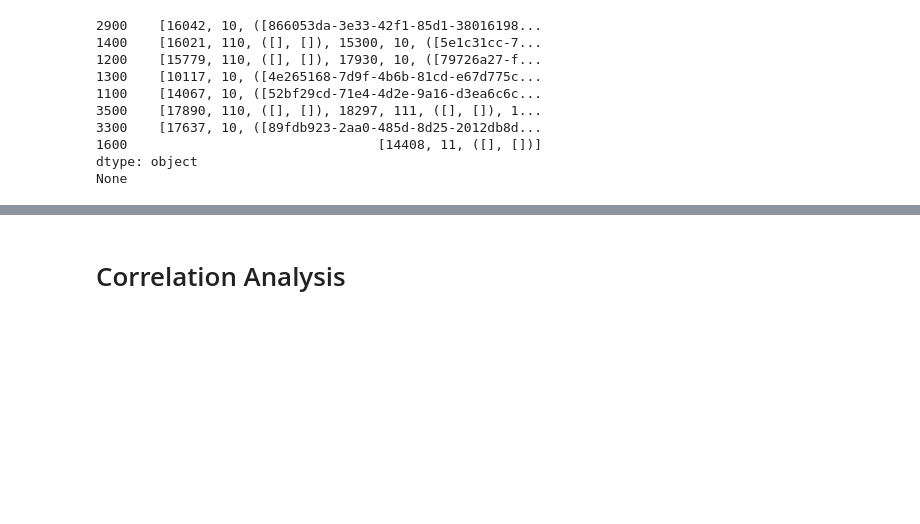
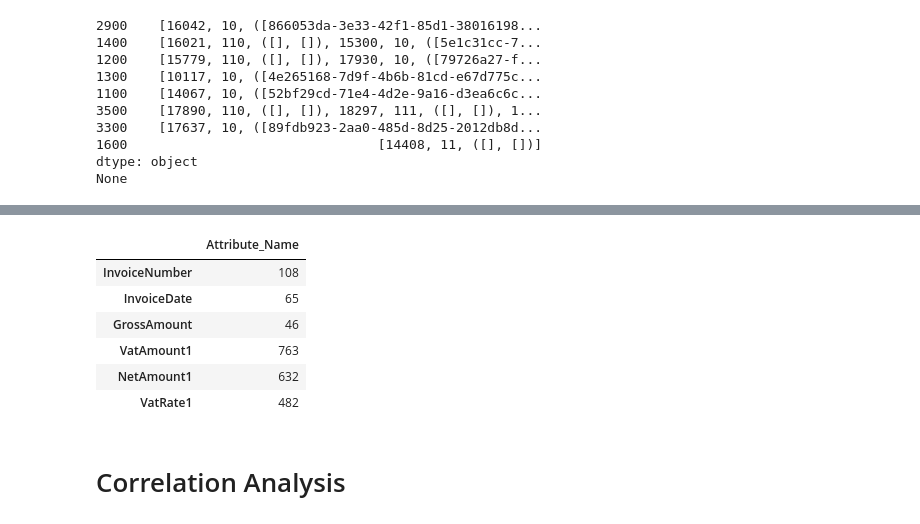
Before and after one commit to FusionShareeza/Masterarbeit, a Jupyter notebook: sqlconnector.ipynb, the cells around one changed output, grey strips where cells are left out. Cells and saved outputs as stored; diff of their text form; code cells hidden in the pictures; blank space fills up the shorter version.

```diff
--- a/sqlconnector.ipynb
+++ b/sqlconnector.ipynb
@@ -1141,7 +1231,7 @@ def get_pos_data(df):
         result = df.loc[condition]
 # %%
 import pandas as pd
-df = pd.read_csv('data/cclogattributes_T000ht3_reduced.csv', encoding='utf-8')
+df = pd.read_csv('data/'+str(tenant)+'/cclogattributes_T_'+tenant+'_reduced.csv', encoding='utf-8')
 
 df_sorted_without_vendor_bad = df[~((df['Attribute_Name'] == 'VENDOR_NUM') & (df['Delta'] == True))]
 df_sorted_without_vendor_bad = df_sorted_without_vendor_bad[df_sorted_without_vendor_bad['DocumentID'].isin(df_sorted_without_vendor_bad[df_sorted_without_vendor_bad['Attribute_Name'] == 'VENDOR_NUM']['DocumentID'])]
@@ -1167,0 +1270,38 @@ if(value <= 0.01):
+# %%
+df = pd.read_csv('data/'+str(tenant)+'/cclogattributes_T_'+tenant+'_reduced.csv', encoding='utf-8')
+df_sorted_without_vendor_bad = df[~((df['Attribute_Name'] == 'VENDOR_NUM') & (df['Delta'] == True))]
+df_sorted_without_vendor_bad = df_sorted_without_vendor_bad[df_sorted_without_vendor_bad['DocumentID'].isin(df_sorted_without_vendor_bad[df_sorted_without_vendor_bad['Attribute_Name'] == 'VENDOR_NUM']['DocumentID'])]
+attribute_names = ['InvoiceDate','InvoiceNumber','GrossAmount']
+attribute_names_new = ['VatRate1','NetAmount1','VatAmount1']
+
+def get_score(attributes):
+    filtered_df = df_sorted_without_vendor_bad[(df_sorted_without_vendor_bad['Attribute_Name'].isin(attributes)) & (df_sorted_without_vendor_bad['Delta'] == True)]
+    grouped_attributes = filtered_df.groupby('DocumentID')['Attribute_Name'].agg(lambda x: ', '.join(sorted(set(x))))
+    combination_counts = grouped_attributes.value_counts()
+    x = filtered_df['Attribute_Name'].value_counts()
+    grouped_df = filtered_df.groupby(df_sorted_without_vendor_bad['DocumentID'].ne(df_sorted_without_vendor_bad['DocumentID'].shift()).cumsum())
+    count_per_group = grouped_df.size()
+    bad_documents = len(count_per_group)
+    whole_documents = df_sorted_without_vendor_bad['DocumentID'].nunique()
+    value = (x[0]/whole_documents)
+    good_documents = whole_documents-bad_documents
+
+    score = '{"score":"'+str(value)+'","frequency":"'+str(whole_documents)+'"}'
+
+    return score, x
+    print(score)
+
+score, x = get_score(attribute_names)
+score, y = get_score(attribute_names_new)
+
+df = pd.concat([x, y], axis=0).to_frame()
+df['Attribute_Name'].to_json('data/test.json', orient="index")
+display(df)
+# %% [output]
+|  | Attribute_Name |
+| InvoiceNumber | 108 |
+| InvoiceDate | 65 |
+| GrossAmount | 46 |
+| VatAmount1 | 763 |
+| NetAmount1 | 632 |
+| VatRate1 | 482 |
```
Also changed, not shown: parts of 15 cells of this notebook, 4 other files.
